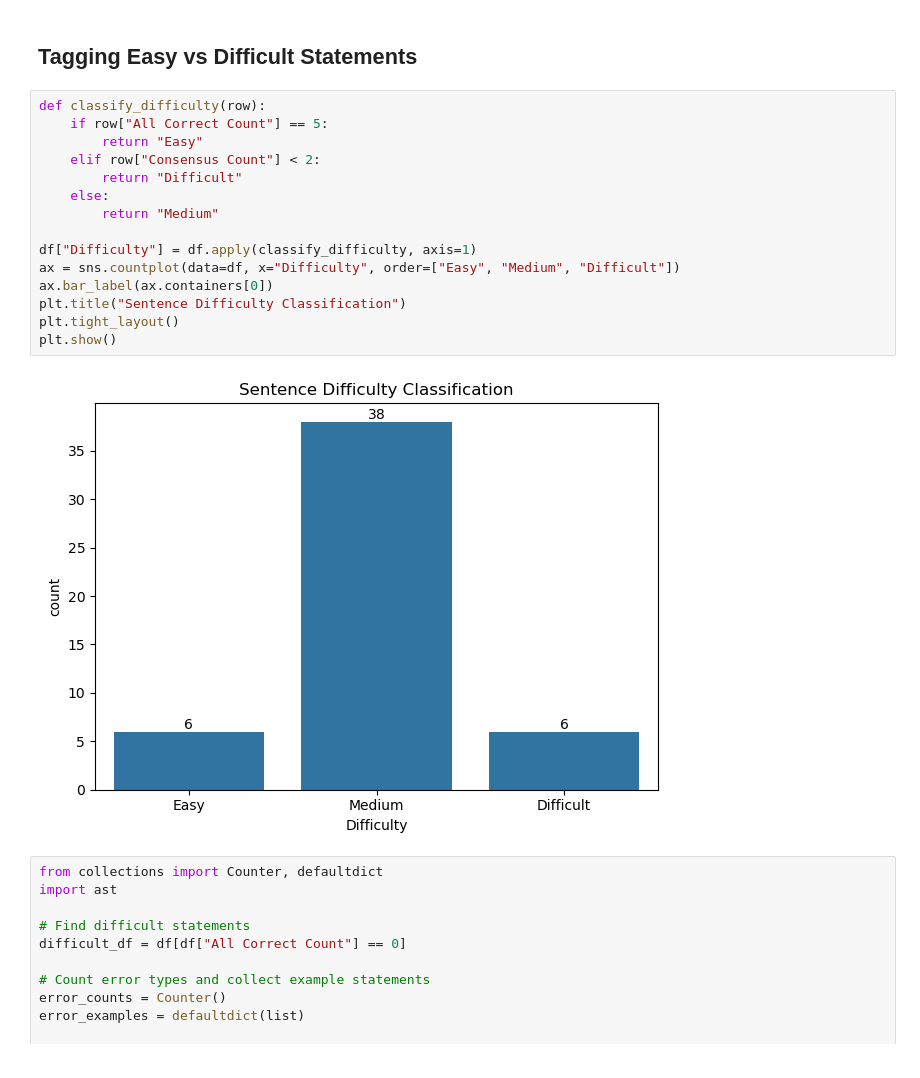
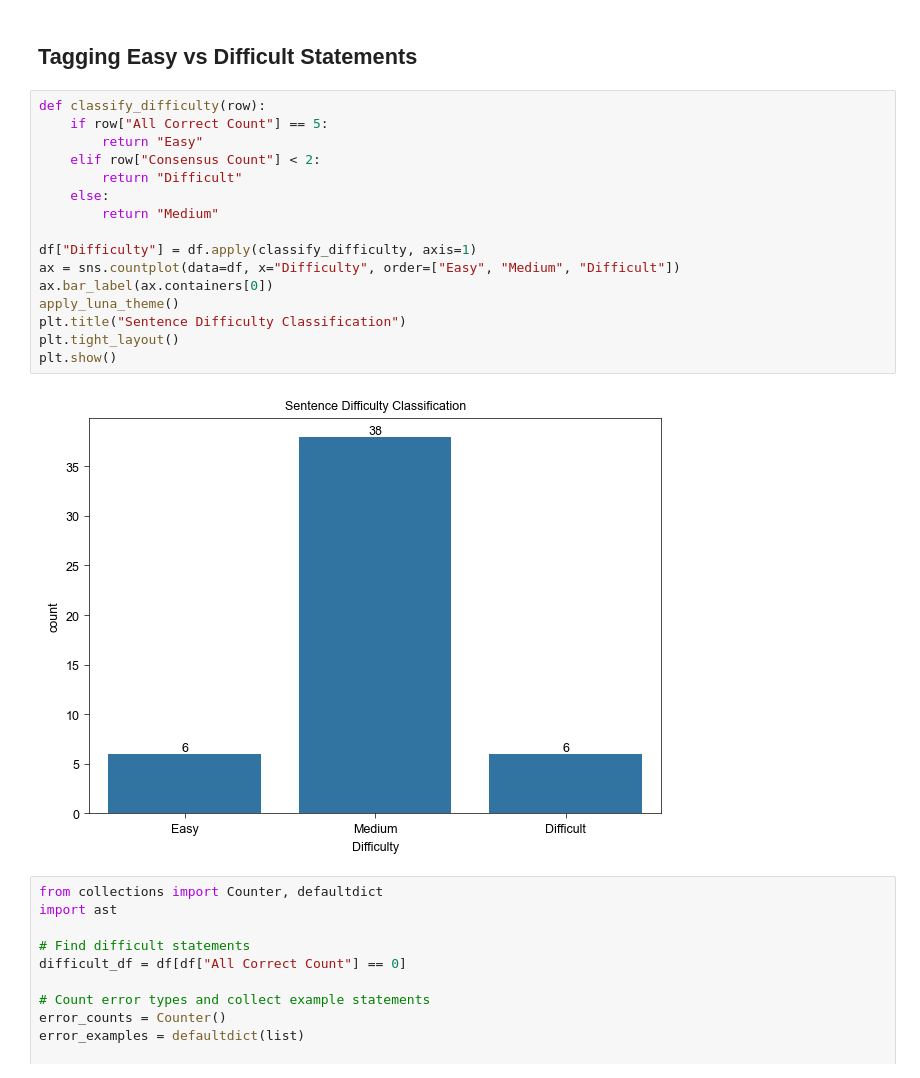
Before and after one commit to sciluna/llm-text-to-knowledge-graph, a Jupyter notebook: evaluation_tests_and_analysis/reviewers_results_comparison/consensus_analysis.ipynb, the cells around one changed output. Drawn from its saved outputs; the diff is of its cells as text.

```diff
--- a/evaluation_tests_and_analysis/reviewers_results_comparison/consensus_analysis.ipynb
+++ b/evaluation_tests_and_analysis/reviewers_results_comparison/consensus_analysis.ipynb
@@ -138,20 +151,21 @@ plt.show()
 # %%
 def classify_difficulty(row):
     if row["All Correct Count"] == 5:
         return "Easy"
     elif row["Consensus Count"] < 2:
         return "Difficult"
     else:
         return "Medium"
 
 df["Difficulty"] = df.apply(classify_difficulty, axis=1)
 ax = sns.countplot(data=df, x="Difficulty", order=["Easy", "Medium", "Difficult"])
 ax.bar_label(ax.containers[0])
+apply_luna_theme()
 plt.title("Sentence Difficulty Classification")
 plt.tight_layout()
 plt.show()
 # %% [output]
-[figure, old version]
+[figure, new version]
 # %%
 from collections import Counter, defaultdict
 import ast
```
Also changed, not shown: parts of 6 cells of this notebook, 9 other files.
